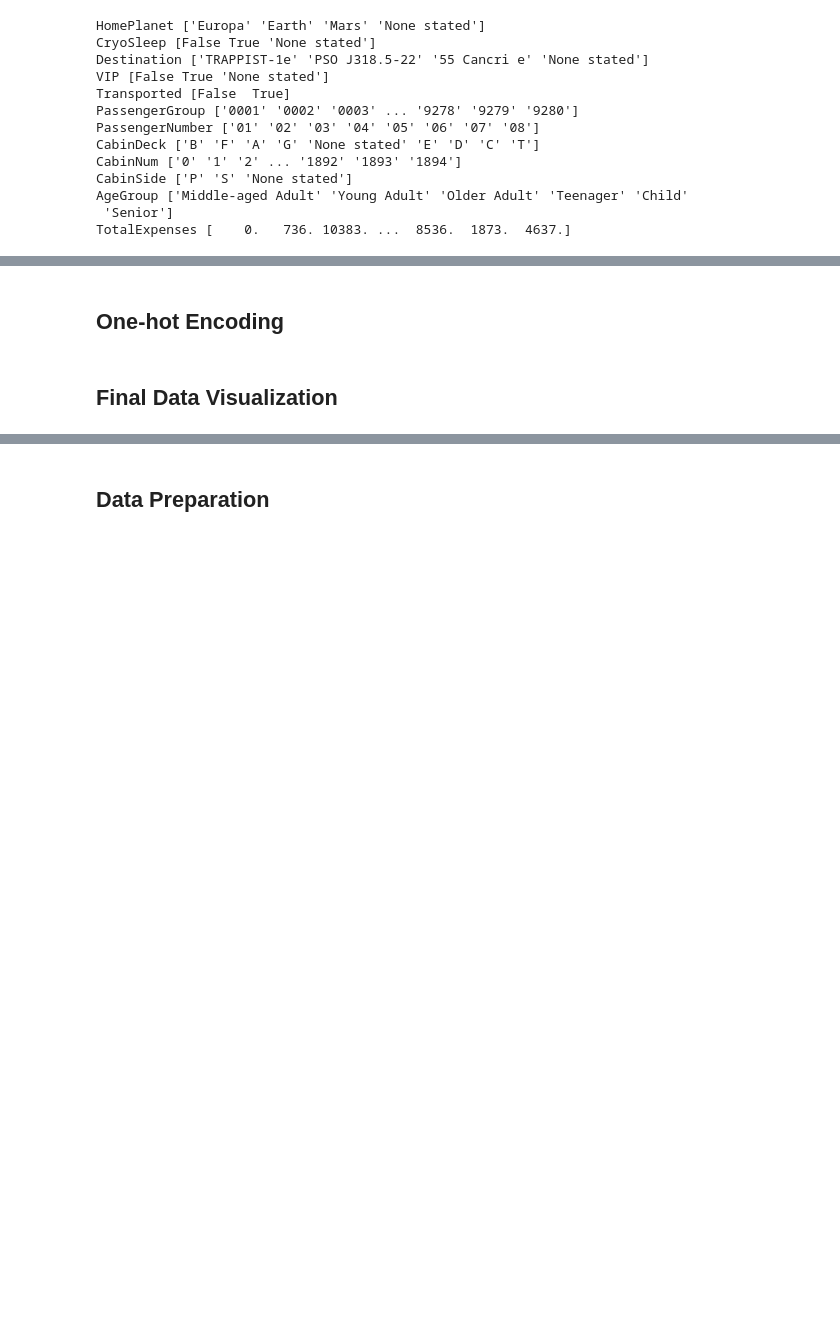
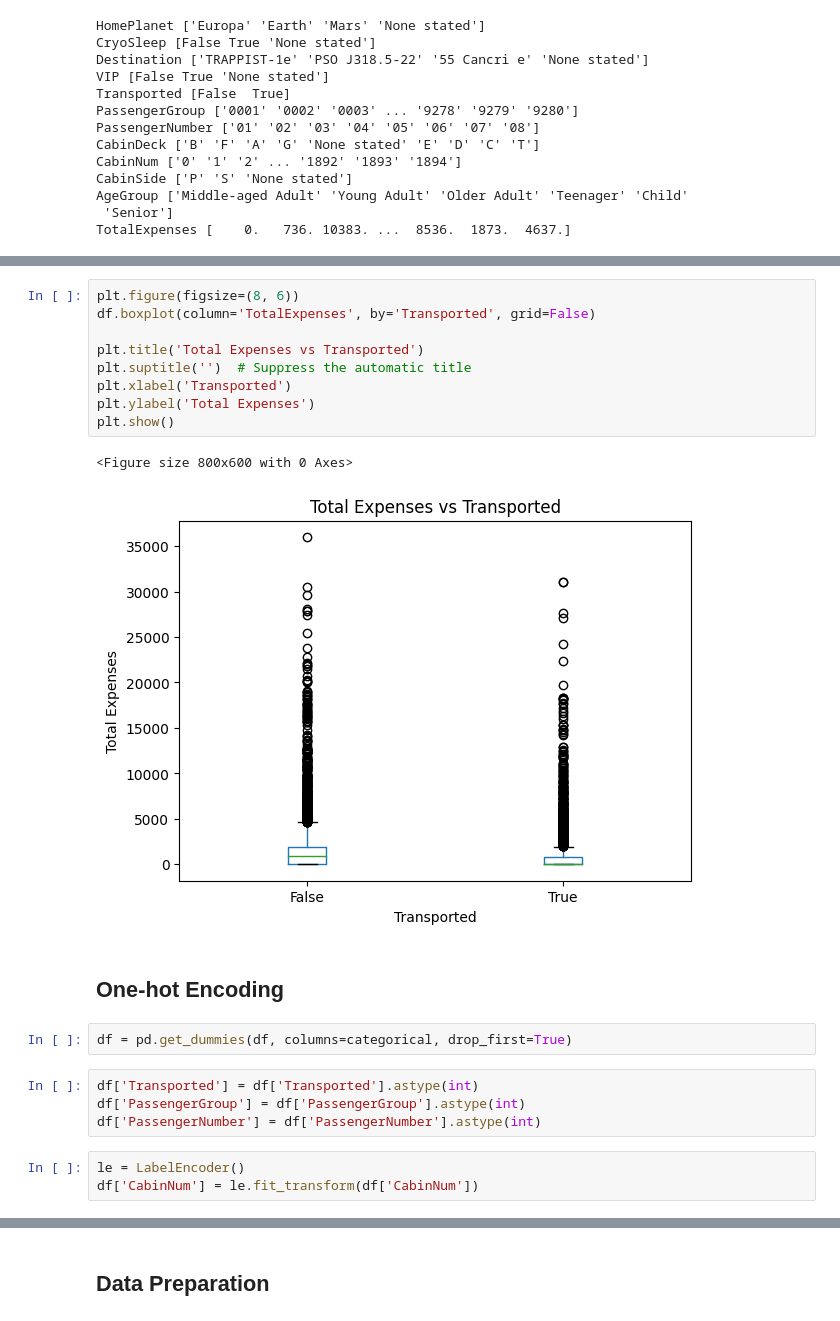
Before and after one commit to machiwao/ml-development, a Jupyter notebook: Kaggle_Spaceship_Titanic.ipynb, the cells around one changed output, grey strips where cells are left out. Cells and saved outputs as stored; diff of their text form; blank space fills up the shorter version.

```diff
--- a/Kaggle_Spaceship_Titanic.ipynb
+++ b/Kaggle_Spaceship_Titanic.ipynb
@@ -313,4 +360,23 @@ TotalExpenses [    0.   736. 10383. ...  8536.  1873.  4637.]
+# %%
+plt.figure(figsize=(8, 6))
+df.boxplot(column='TotalExpenses', by='Transported', grid=False)
+
+plt.title('Total Expenses vs Transported')
+plt.suptitle('')  # Suppress the automatic title
+plt.xlabel('Transported')
+plt.ylabel('Total Expenses')
+plt.show()
+# %% [output]
+<Figure size 800x600 with 0 Axes>
+[figure, added]
 # %% [markdown]
 ## One-hot Encoding
-# %% [markdown]
-## Final Data Visualization
+# %%
+df = pd.get_dummies(df, columns=categorical, drop_first=True)
+# %%
+df['Transported'] = df['Transported'].astype(int)
+df['PassengerGroup'] = df['PassengerGroup'].astype(int)
+df['PassengerNumber'] = df['PassengerNumber'].astype(int)
+# %%
+le = LabelEncoder()
+df['CabinNum'] = le.fit_transform(df['CabinNum'])
```
Also changed, not shown: parts of 20 cells of this notebook.
